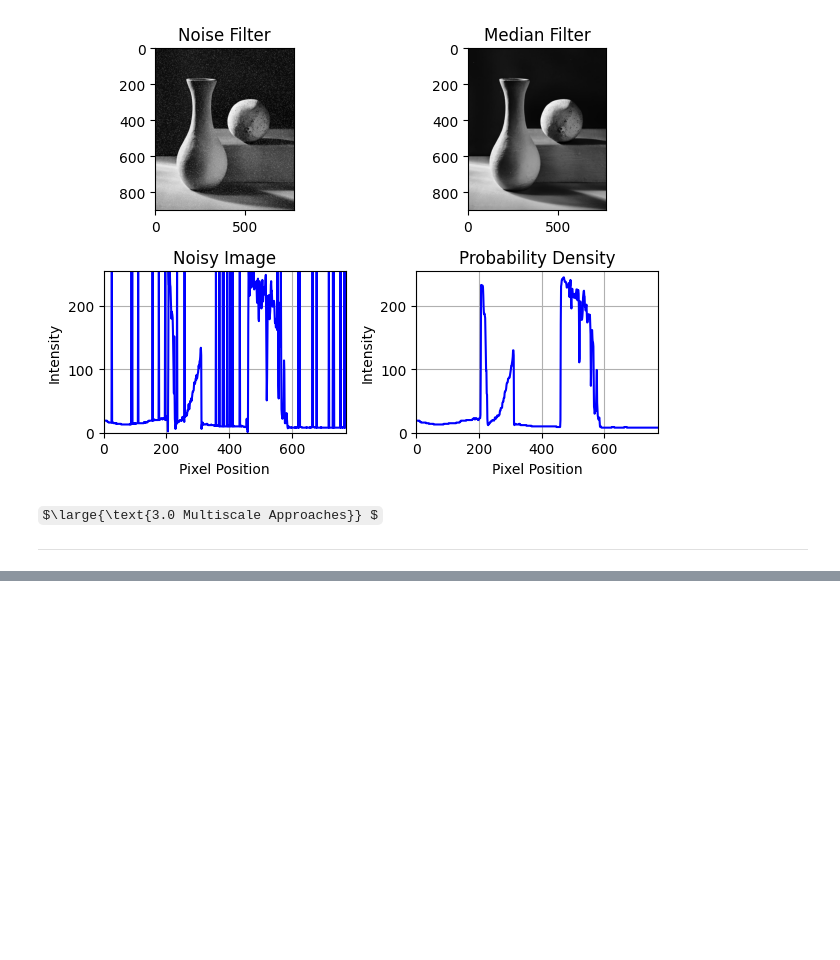
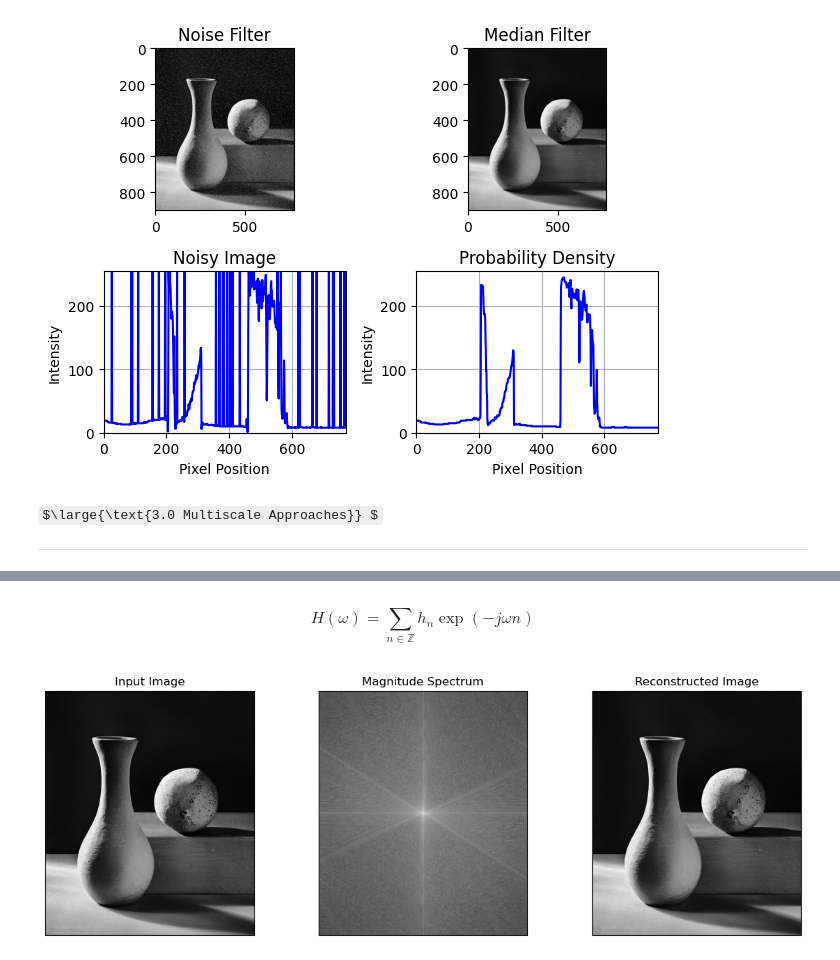
Before and after one commit to lenigovi/ComputerVisionSkills, a Jupyter notebook: Image Processing/ImageProcessingbasic.ipynb, the cells around one changed output, grey strips where cells are left out. Drawn from its saved outputs; the diff is of its cells as text; code cells hidden in the pictures; some formulas as TeX source; blank space fills up the shorter version.

Commit message:
discrete fourier frequency conversion

```diff
--- a/Image Processing/ImageProcessingbasic.ipynb
+++ b/Image Processing/ImageProcessingbasic.ipynb
@@ -302,0 +312,40 @@ Fourier transform decomposes an image into the frequency domain. Sampling in the
+# %% [markdown]
+$$ H(\omega) = \sum_{n\in \mathbb{Z}} h_n \exp \left( -j\omega n \right) $$
+# %%
+import cv2
+import numpy as np
+import matplotlib.pyplot as plt
+
+# Load image
+image = cv2.imread('img/gaussian_original.jpg', cv2.IMREAD_GRAYSCALE)
+
+# Perform Fourier Transform
+f_transform = np.fft.fft2(image)
+f_shift = np.fft.fftshift(f_transform)
+
+# Compute magnitude spectrum (logarithmic scale)
+magnitude_spectrum = 20 * np.log(np.abs(f_shift))
+
+# Optional: Inverse Fourier Transform (to reconstruct image)
+f_ishift = np.fft.ifftshift(f_shift)
+reconstructed_image = np.fft.ifft2(f_ishift)
+reconstructed_image = np.abs(reconstructed_image)
+
+
+plt.figure(figsize=(12, 4))
+plt.subplot(131)
+plt.imshow(image, cmap='gray')
+plt.title('Input Image'), plt.xticks([]), plt.yticks([])
+
+plt.subplot(132)
+plt.imshow(magnitude_spectrum, cmap='gray')
+plt.title('Magnitude Spectrum'), plt.xticks([]), plt.yticks([])
+
+plt.subplot(133)
+plt.imshow(reconstructed_image, cmap='gray')
+plt.title('Reconstructed Image'), plt.xticks([]), plt.yticks([])
+
+plt.tight_layout()
+plt.show()
+# %% [output]
+[figure, added]
```
Also changed, not shown: parts of 3 cells of this notebook.
